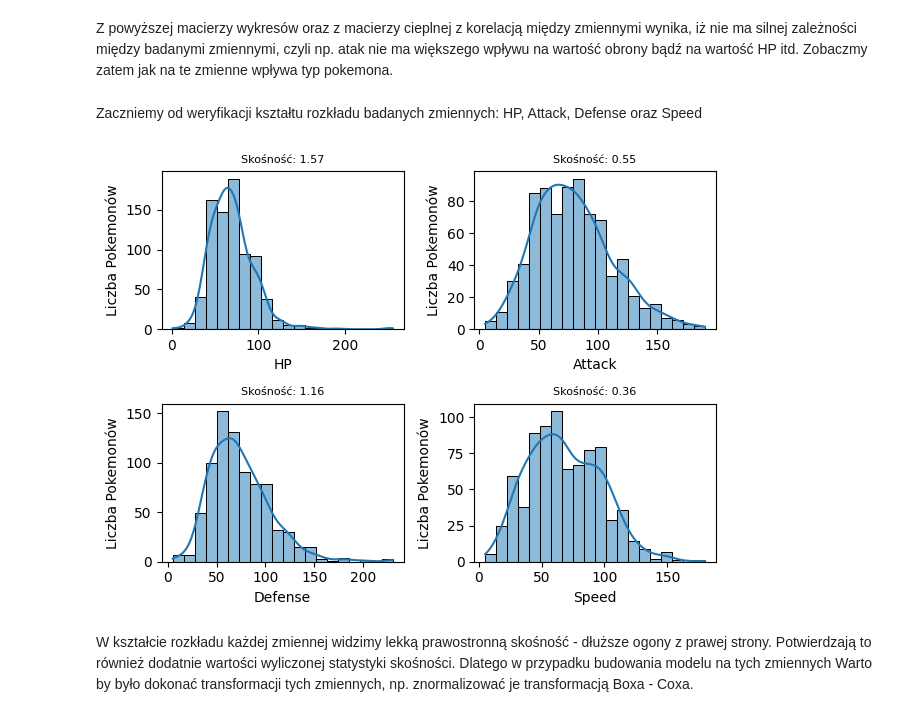
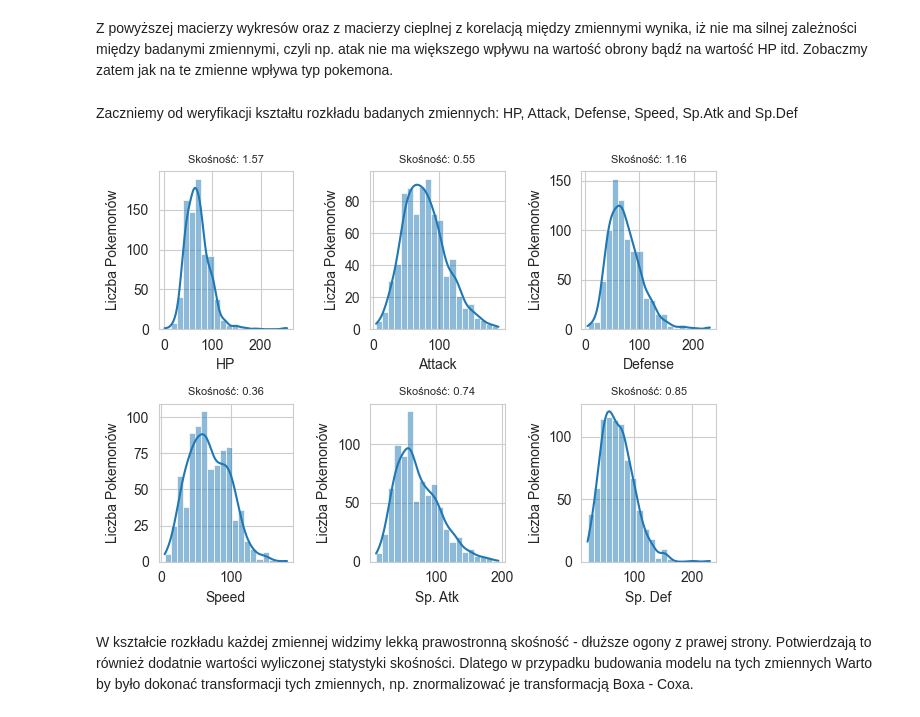
Before and after one commit to Kubix-commits/Wizualizacja-Danych, a Jupyter notebook: Projekt - wizualizacja/Wizualizacja danych.ipynb, the cells around one changed output. Drawn from its saved outputs; the diff is of its cells as text; code cells hidden in the pictures.

```diff
--- a/Projekt - wizualizacja/Wizualizacja danych.ipynb
+++ b/Projekt - wizualizacja/Wizualizacja danych.ipynb
@@ -87,11 +87,11 @@ Jedyną zmienną w rozważanym zbiorze danych, która nie ma wszystkich wartośc
 #pomocnicza kolumna, która będzie informować czy w danym wierszu istnieje wartość w kolumnie Type 2
 dane['Type2Exists'] = dane['Type 2'].notna()
 #lista zmiennych, które będziemy sprawdzać w zależności od istnienia typu 2
-checking_variables = ["HP", "Attack", "Defense", "Speed"]
+checking_variables = ["HP", "Attack", "Defense", "Speed", "Sp. Atk", "Sp. Def"]
 
 for i in range(len(checking_variables)):
     checking_variable = checking_variables[i]
-    plt.subplot(2, 2, i + 1)
+    plt.subplot(2, 3, i + 1)
     chart = sns.boxplot(data=dane, x="Type2Exists", y=checking_variable)
     plt.title(checking_variable + ' vs istnienie typu 2', fontsize=8)
     plt.xlabel("")
@@ -124,24 +124,24 @@ plt.show()
 # %% [markdown]
 Z powyższej macierzy wykresów oraz z macierzy cieplnej z korelacją między zmiennymi wynika, iż nie ma silnej zależności między badanymi zmiennymi, czyli np. atak nie ma większego wpływu na wartość obrony bądź na wartość HP itd. Zobaczmy zatem jak na te zmienne wpływa typ pokemona.
 # %% [markdown]
-Zaczniemy od weryfikacji kształtu rozkładu badanych zmiennych: HP, Attack, Defense oraz Speed
+Zaczniemy od weryfikacji kształtu rozkładu badanych zmiennych: HP, Attack, Defense, Speed, Sp.Atk and Sp.Def
 # %%
 for i in range(len(checking_variables)):
     checking_variable = checking_variables[i]
 
-    plt.subplot(2, 2, i + 1)
+    plt.subplot(2, 3, i + 1)
     sns.histplot(data=dane, x=checking_variable, bins=20, kde=True)
 
     skosnosc = dane[checking_variable].skew()
 
     plt.title(f"Skośność: {skosnosc:.2f}", fontsize = 8)
     plt.xlabel(checking_variable)
     plt.ylabel("Liczba Pokemonów")
 
 plt.tight_layout()
 plt.show()
 # %% [output]
-[figure, old version]
+[figure, new version]
 # %% [markdown]
 W kształcie rozkładu każdej zmiennej widzimy lekką prawostronną skośność - dłuższe ogony z prawej strony. Potwierdzają to również dodatnie wartości wyliczonej statystyki skośności. Dlatego w przypadku budowania modelu na tych zmiennych Warto by było dokonać transformacji tych zmiennych, np. znormalizować je transformacją Boxa - Coxa.
 # %%
```
Also changed, not shown: parts of 5 cells of this notebook.
